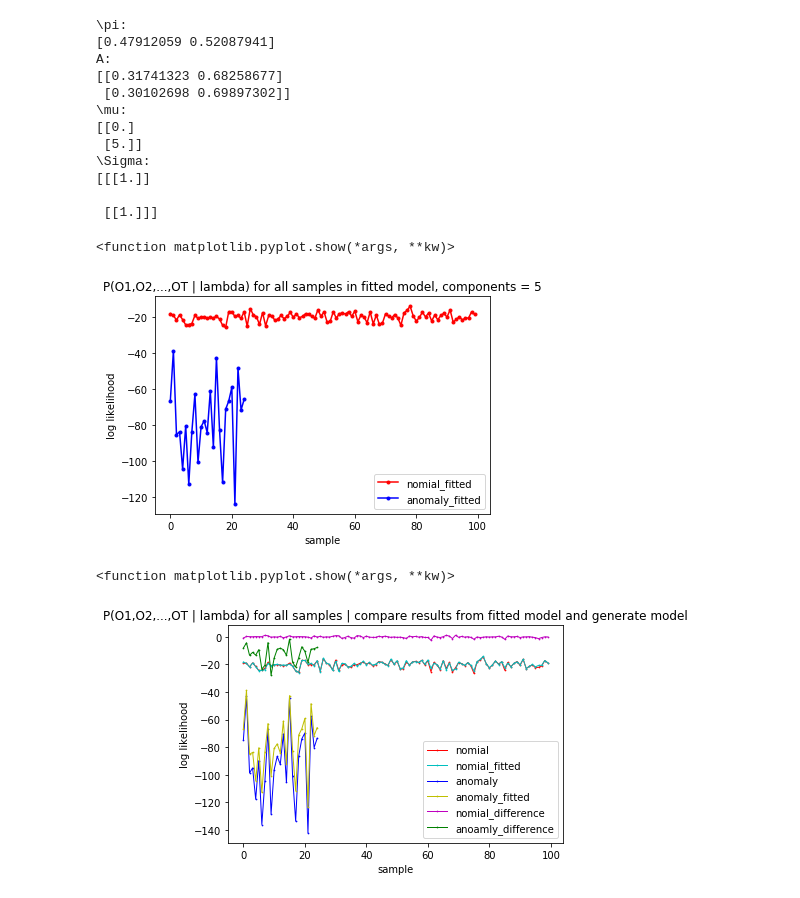
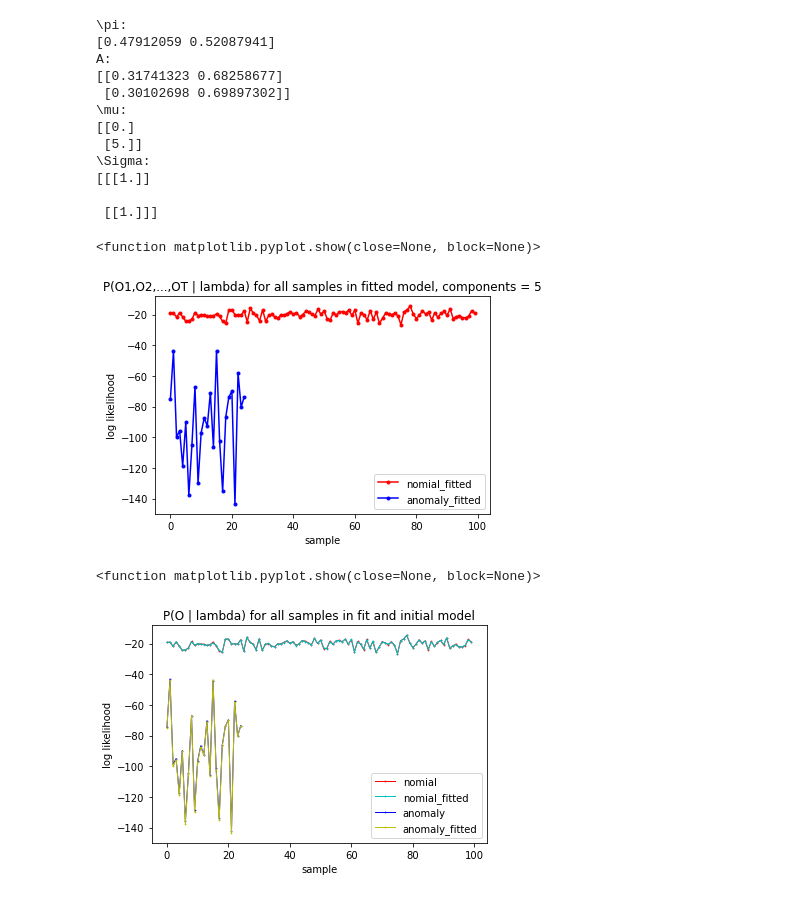
Before and after one commit to KTH-IL2232/HMM_Anomaly_Detection_Python, a Jupyter notebook: HMM-Gaussian-Generated/HMM-Gaussian-Generated.ipynb, the cells around one changed output. Cells and saved outputs as stored; diff of their text form; code cells hidden in the pictures.

Commit message:
Gaussian HMM implementation
The result is validated. The implementation should be correct.

```diff
--- a/HMM-Gaussian-Generated/HMM-Gaussian-Generated.ipynb
+++ b/HMM-Gaussian-Generated/HMM-Gaussian-Generated.ipynb
@@ -19,13 +44,16 @@ model.covars_ = np.tile(np.identity(1), (2, 1, 1))
 # %%
 # generate the nomial dataset
 # the nomial dataset is just the samples generated by the model
+n_samples = 10
 n_nomial = 100
-X_temp, Z = model.sample(n_samples = 10, random_state = 13)
+X_temp, Z = model.sample(n_samples = n_samples, random_state = 13)
 X_test_data_nomial = [X_temp]
+X_test_label_nomial = [0]
 # Generate samples
 for i in range(n_nomial - 1):
-    X_temp, Z = model.sample(n_samples = 10, random_state = i * 17)
+    X_temp, Z = model.sample(n_samples = n_samples, random_state = i * 17)
     X_test_data_nomial = np.concatenate([X_test_data_nomial, [X_temp]])
+    X_test_label_nomial = np.concatenate([X_test_label_nomial, [0]])
 # %%
 # abnormal model
 model_anomaly = hmm.GaussianHMM(n_components = 2, covariance_type = "full")
@@ -39,9 +67,11 @@ model_anomaly.covars_ = np.tile(np.identity(1), (2, 1, 1))
 # the anomaly dataset is the dataset generated by a slightly different model
 anomaly_portion = 0.25
 n_anomaly = int(anomaly_portion * n_nomial // 1)
-X_temp, Z = model_anomaly.sample(n_samples = 10, random_state = 13)
+X_temp, Z = model_anomaly.sample(n_samples = n_samples, random_state = 13)
 X_test_data_anomaly = [X_temp]
+X_test_label_anomaly = [1]
 # Generate samples
 for i in range(n_anomaly - 1):
-    X_temp, Z = model_anomaly.sample(n_samples = 10, random_state = i * 17)
+    X_temp, Z = model_anomaly.sample(n_samples = n_samples, random_state = i * 17)
     X_test_data_anomaly = np.concatenate([X_test_data_anomaly, [X_temp]])
+    X_test_label_anomaly = np.concatenate([X_test_label_anomaly, [1]])
@@ -114,8 +186,8 @@ A:
 
  [[1.]]]
 # %%
+# Plot the log likelihood for the new model
 score_nomial_fit = [model_fit.score(X_test_data_nomial[0])]
-# Plot the log likelihood for each sample sequence
 for i in range(n_nomial - 1):
     score_nomial_fit = np.concatenate([score_nomial_fit, [model_fit.score(X_test_data_nomial[i + 1])]])
 plt.plot(score_nomial_fit[:], ".-", label="nomial_fitted", color = 'r')
@@ -130,20 +202,22 @@ plt.title("P(O1,O2,...,OT | lambda) for all samples in fitted model, components
 plt.legend()
 plt.show
 # %% [output]
-<function matplotlib.pyplot.show(*args, **kw)>
+<function matplotlib.pyplot.show(close=None, block=None)>
-[figure, old version]
+[figure, new version]
 # %%
 plt.plot(score_nomial[:], ".-", label="nomial", color = 'r', linewidth = 1, markersize = 1.5)
 plt.plot(score_nomial_fit[:], ".-", label="nomial_fitted", color = 'c', linewidth = 1, markersize = 1.5)
 plt.plot(score_anomaly[:], ".-", label="anomaly", color = 'b', linewidth = 1, markersize = 1.5)
 plt.plot(score_anomaly_fit[:], ".-", label="anomaly_fitted", color = 'y', linewidth = 1, markersize = 1.5)
-#plt.plot(score_nomial[:] - score_nomial_fit[:], ".-", label="nomial_difference", color = 'm', linewidth = 1, markersize = 1.5)
-#plt.plot(score_anomaly[:] - score_anomaly_fit[:], ".-", label="anoamly_difference", color = 'g', linewidth = 1, markersize = 1.5)
+#plt.plot(score_nomial[:] - score_nomial_fit[:], ".-", label="nomial_difference",
+#color = 'm', linewidth = 1, markersize = 1.5)
+#plt.plot(score_anomaly[:] - score_anomaly_fit[:], ".-", label="anoamly_difference",
+#color = 'g', linewidth = 1, markersize = 1.5)
 plt.xlabel("sample")
 plt.ylabel("log likelihood")
-plt.title("P(O1,O2,...,OT | lambda) for all samples | compare results from fitted model and generate model")
+plt.title("P(O | lambda) for all samples in fit and initial model")
 plt.legend()
 plt.show
 # %% [output]
-<function matplotlib.pyplot.show(*args, **kw)>
+<function matplotlib.pyplot.show(close=None, block=None)>
-[figure, old version]
+[figure, new version]
```
Also changed, not shown: parts of 7 cells of this notebook, 14 other files.
